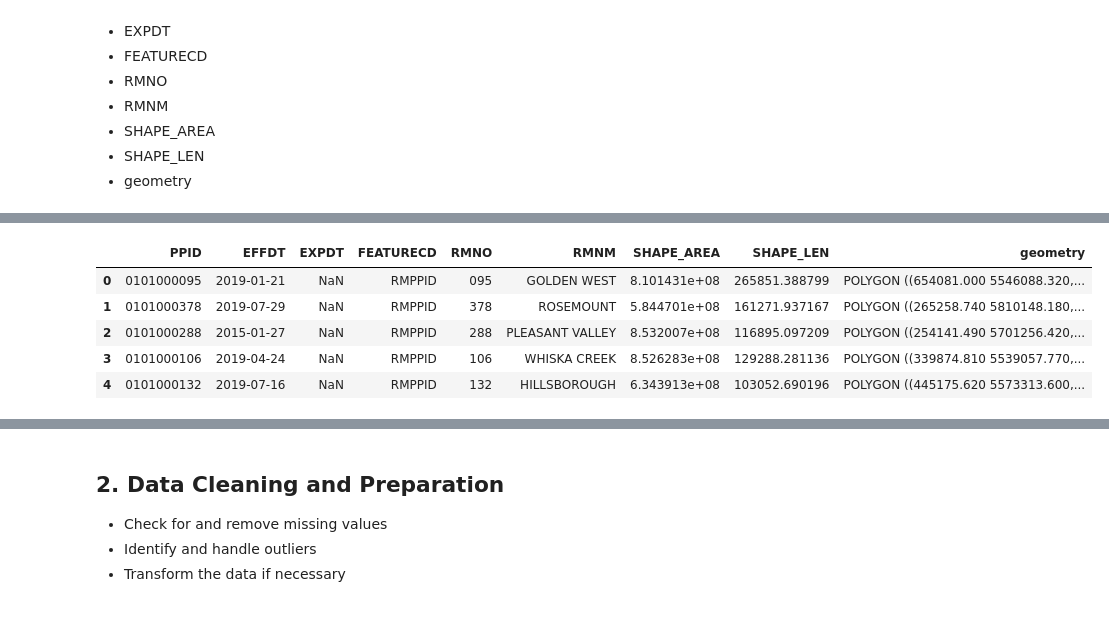
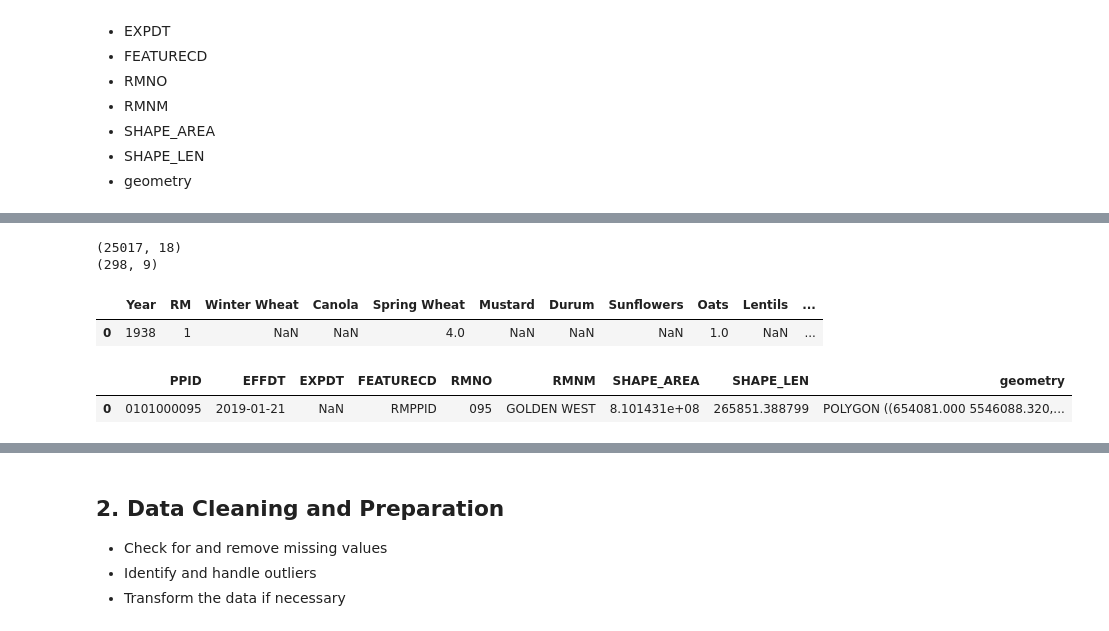
Before and after one commit to Metaluv/Palette_Training, a Jupyter notebook: Palette_Training_5-main/Assignment_5_FINAL.ipynb, the cells around one changed output, grey strips where cells are left out. Cells and saved outputs as stored; diff of their text form; code cells hidden in the pictures.

```diff
--- a/Palette_Training_5-main/Assignment_5_FINAL.ipynb
+++ b/Palette_Training_5-main/Assignment_5_FINAL.ipynb
@@ -180,9 +147,16 @@ geo_df.shape
+# %%
+print(rm_crop_yields1.shape)
+print(geo_df.shape )
+# %% [output]
+(25017, 18)
+(298, 9)
+# %%
+rm_crop_yields1.head(1)
+# %% [output]
+|  | Year | RM | Winter Wheat | Canola | Spring Wheat | Mustard | Durum | Sunflowers | Oats | Lentils | ... |
+| 0 | 1938 | 1 | NaN | NaN | 4.0 | NaN | NaN | NaN | 1.0 | NaN | ... |
 # %%
-geo_df.head()
+geo_df.head(1)
 # %% [output]
 |  | PPID | EFFDT | EXPDT | FEATURECD | RMNO | RMNM | SHAPE_AREA | SHAPE_LEN | geometry |
 | 0 | 0101000095 | 2019-01-21 | NaN | RMPPID | 095 | GOLDEN WEST | 8.101431e+08 | 265851.388799 | POLYGON ((654081.000 5546088.320,... |
-| 1 | 0101000378 | 2019-07-29 | NaN | RMPPID | 378 | ROSEMOUNT | 5.844701e+08 | 161271.937167 | POLYGON ((265258.740 5810148.180,... |
-| 2 | 0101000288 | 2015-01-27 | NaN | RMPPID | 288 | PLEASANT VALLEY | 8.532007e+08 | 116895.097209 | POLYGON ((254141.490 5701256.420,... |
-| 3 | 0101000106 | 2019-04-24 | NaN | RMPPID | 106 | WHISKA CREEK | 8.526283e+08 | 129288.281136 | POLYGON ((339874.810 5539057.770,... |
-| 4 | 0101000132 | 2019-07-16 | NaN | RMPPID | 132 | HILLSBOROUGH | 6.343913e+08 | 103052.690196 | POLYGON ((445175.620 5573313.600,... |
```
Also changed, not shown: parts of 23 cells of this notebook.
